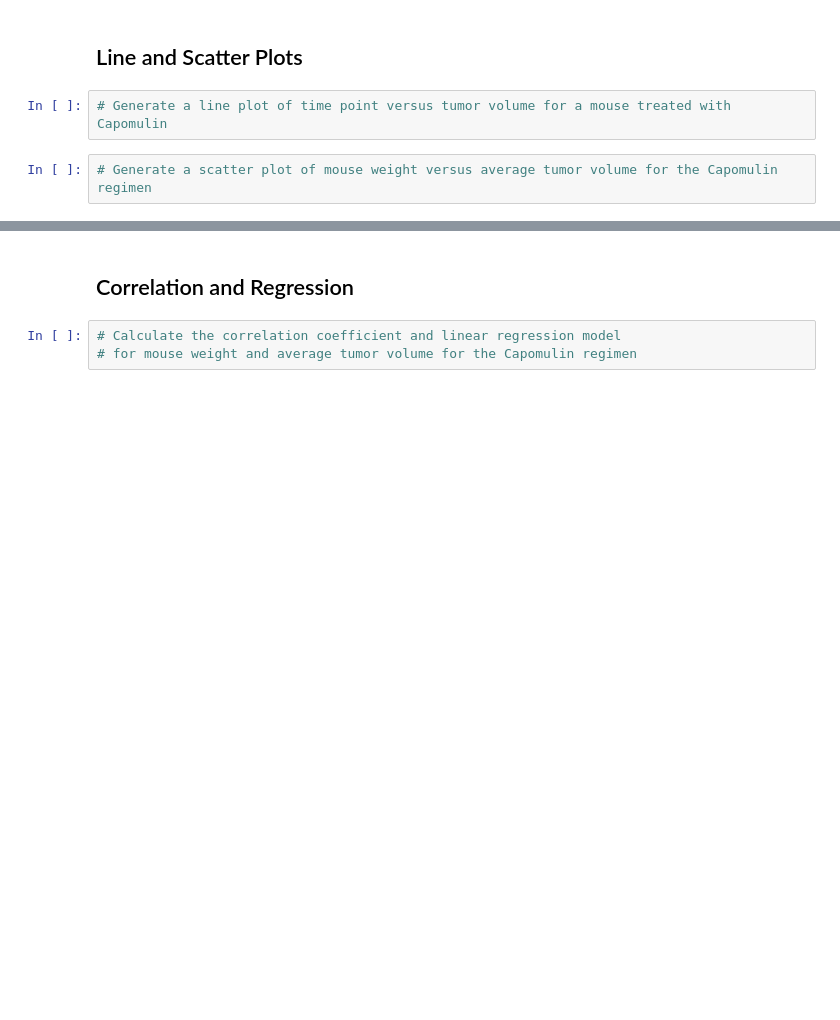
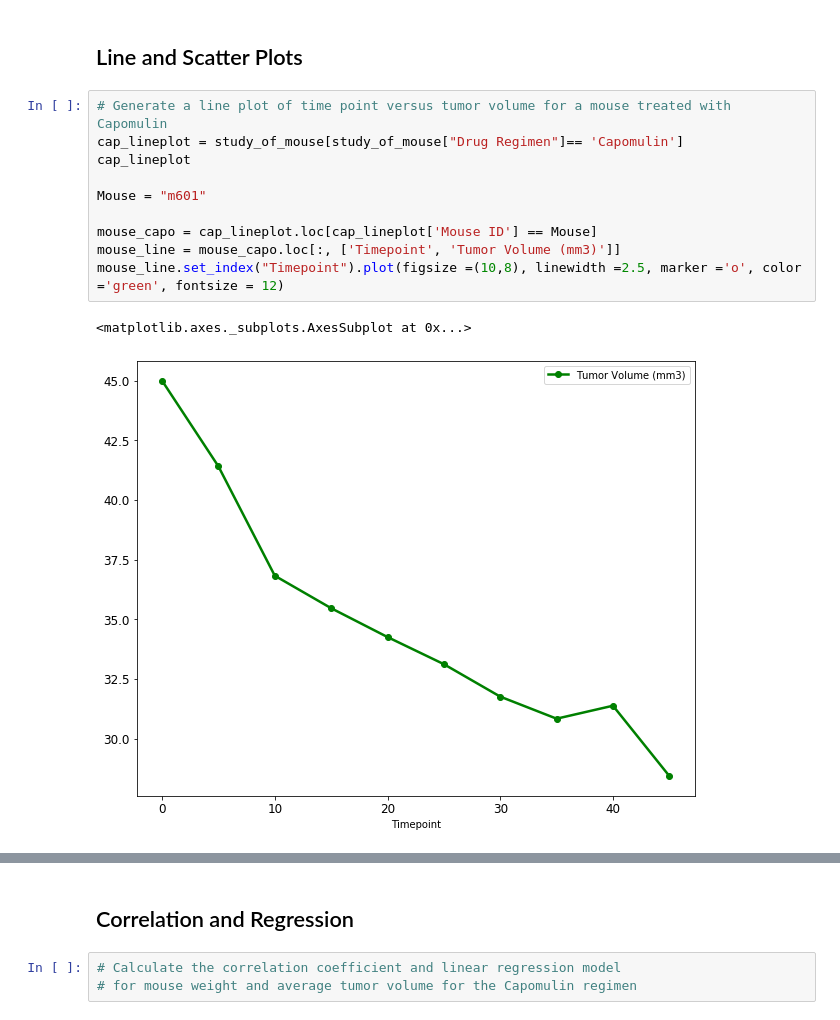
Before and after one commit to gcanales85/matplotlib-challenge, a Jupyter notebook: 05-Matplotlib/Instructions/Pymaceuticals/pymaceuticals_starter.ipynb, the cells around one changed output, grey strips where cells are left out. Cells and saved outputs as stored; diff of their text form; blank space fills up the shorter version.

```diff
--- a/05-Matplotlib/Instructions/Pymaceuticals/pymaceuticals_starter.ipynb
+++ b/05-Matplotlib/Instructions/Pymaceuticals/pymaceuticals_starter.ipynb
@@ -346,5 +415,14 @@ last_timepoint
 ## Line and Scatter Plots
 # %%
 # Generate a line plot of time point versus tumor volume for a mouse treated with Capomulin
+cap_lineplot = study_of_mouse[study_of_mouse["Drug Regimen"]== 'Capomulin']
+cap_lineplot
+
+Mouse = "m601"
+
+mouse_capo = cap_lineplot.loc[cap_lineplot['Mouse ID'] == Mouse]
+mouse_line = mouse_capo.loc[:, ['Timepoint', 'Tumor Volume (mm3)']]
+mouse_line.set_index("Timepoint").plot(figsize =(10,8), linewidth =2.5, marker ='o', color ='green', fontsize = 12)
+# %% [output]
+<matplotlib.axes._subplots.AxesSubplot at 0x...>
+[figure, added]
-# %%
-# Generate a scatter plot of mouse weight versus average tumor volume for the Capomulin regimen
```
Also changed, not shown: parts of 18 cells of this notebook.
